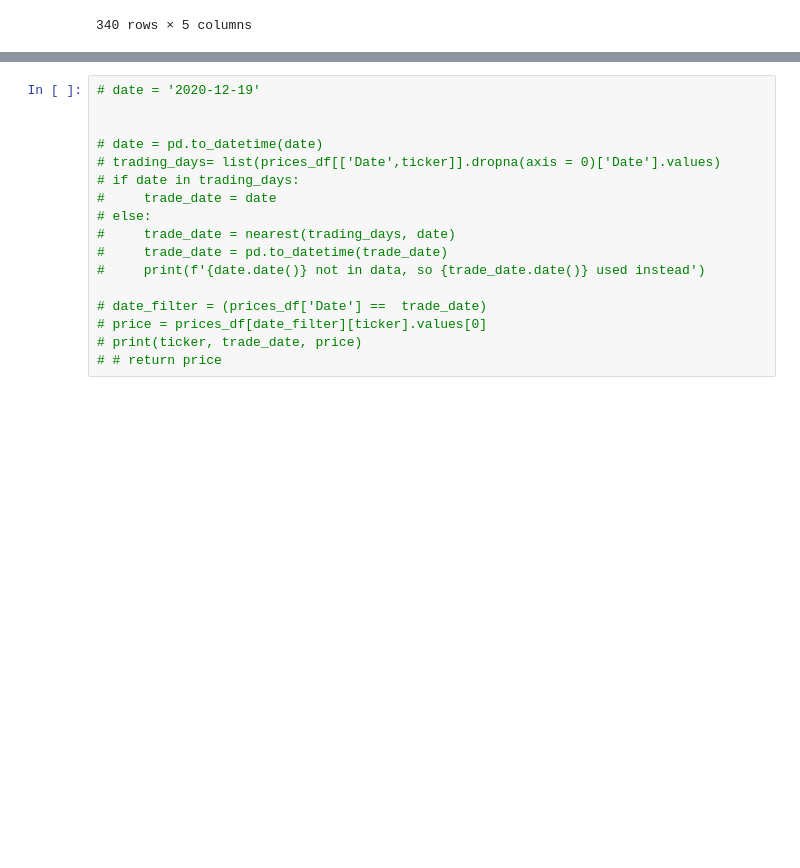
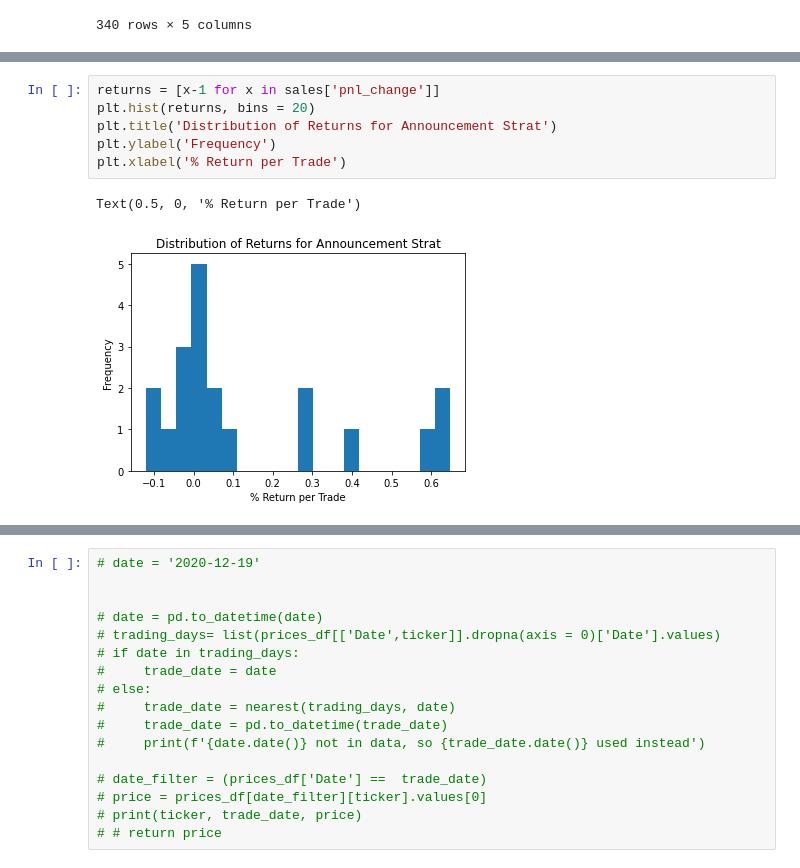
Before and after one commit to rahinroy/spac-ucf, a Jupyter notebook: MN Announcement Trading Backtester.ipynb, the cells around one changed output, grey strips where cells are left out. Cells and saved outputs as stored; diff of their text form; blank space fills up the shorter version.

```diff
--- a/MN Announcement Trading Backtester.ipynb
+++ b/MN Announcement Trading Backtester.ipynb
@@ -166 +186,10 @@ pnl_record
+# %%
+returns = [x-1 for x in sales['pnl_change']]
+plt.hist(returns, bins = 20)
+plt.title('Distribution of Returns for Announcement Strat')
+plt.ylabel('Frequency')
+plt.xlabel('% Return per Trade')
+# %% [output]
+Text(0.5, 0, '% Return per Trade')
+[figure, added]
 # %%
```
Also changed, not shown: parts of 11 cells of this notebook.
